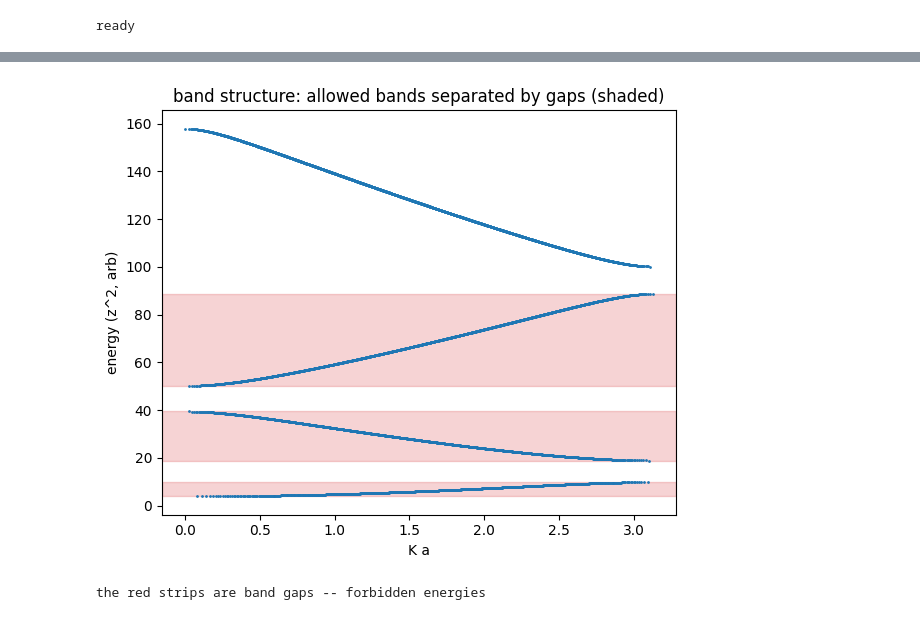
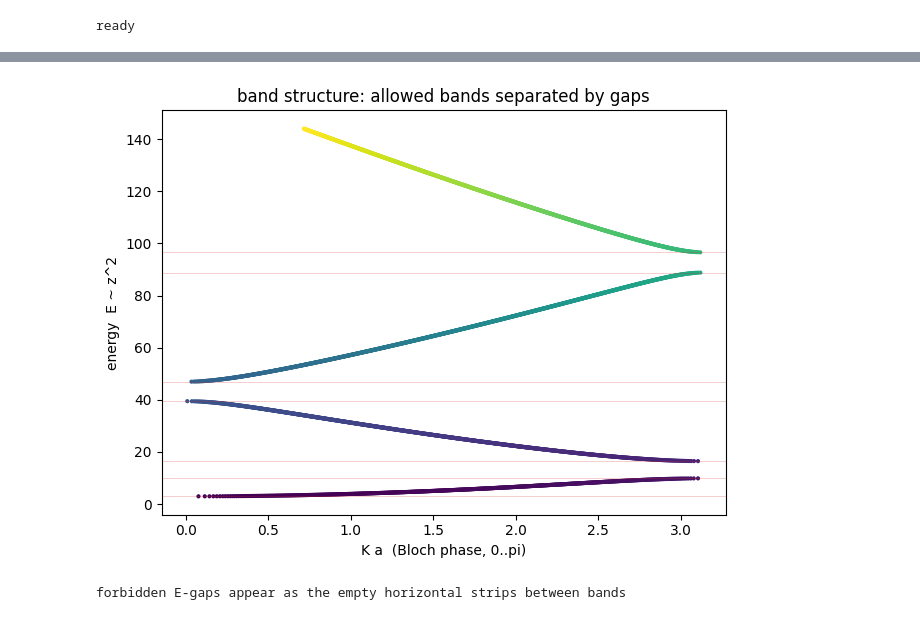
Before and after one commit to ColinsCoding/Dispersion-Assisted-GS-Phase-Recovery, a Jupyter notebook: notebooks/kronig_penney_bands.ipynb, the cells around one changed output, grey strips where cells are left out. Cells and saved outputs as stored; diff of their text form; code cells hidden in the pictures.

```diff
--- a/notebooks/kronig_penney_bands.ipynb
+++ b/notebooks/kronig_penney_bands.ipynb
@@ -28,14 +29,13 @@ the stretches inside the band; the gaps recur near $z=n\pi$.
 # %%
-P = 3.0
-z = np.linspace(1e-4, 6*np.pi, 4000)
+z = np.linspace(0.1, 18, 4000); P = 2.0
 f = kp.kp_rhs(z, P)
-plt.figure(figsize=(9,4))
-plt.plot(z, f, lw=1.2)
+plt.figure(figsize=(8,4))
+plt.plot(z, f, lw=1.5)
 plt.axhline(1, color="k", lw=0.8); plt.axhline(-1, color="k", lw=0.8)
-plt.fill_between(z, -1, 1, where=~kp.allowed(z, P), color="C3", alpha=0.25, label="forbidden gap")
-plt.fill_between(z, f, np.sign(f), where=np.abs(f)>1, color="C3", alpha=0.1)
-plt.ylim(-3, 4); plt.xlabel("z = sqrt(2mE) a / hbar  (energy)"); plt.ylabel("f(z)")
-plt.title(f"Kronig-Penney band function (P={P}): allowed only where |f|<=1"); plt.legend()
-plt.grid(alpha=0.3); plt.tight_layout(); plt.show()
-print(f"allowed fraction of the energy axis: {kp.allowed_fraction(P):.3f}")
+plt.fill_between(z, -1, 1, where=np.abs(f) <= 1, color="C2", alpha=0.2, label="allowed band")
+plt.fill_between(z, f, np.sign(f), where=np.abs(f) > 1, color="C3", alpha=0.25, label="forbidden gap")
+plt.ylim(-3, 3); plt.xlabel("z  (sqrt(2mE) a / hbar)"); plt.ylabel("f(z) = cos z + P sin z / z")
+plt.title(f"Kronig-Penney band function (P={P}): bands where |f| <= 1"); plt.legend()
+plt.tight_layout(); plt.show()
+print(f"allowed fraction at P={P}: {kp.allowed_fraction(P):.3f}  (rest is gaps)")
 # %% [output]
@@ -50,15 +50,13 @@ separated by horizontal **gaps** -- no states at those energies for any $K$.
 # %%
-Ka, E = kp.dispersion(P, z_max=4*np.pi, n=8000)
-plt.figure(figsize=(6,5))
-plt.plot(Ka, E, ".", ms=2)
-# shade the energy gaps (where no Ka exists)
-edges = kp.band_edges(P, z_max=4*np.pi)
-zg = np.linspace(1e-4, 4*np.pi, 8000); forb = ~kp.allowed(zg, P)
-for lo, hi in zip(zg[:-1][np.diff(forb.astype(int))==1], zg[1:][np.diff(forb.astype(int))==-1]):
-    plt.axhspan(lo**2, hi**2, color="C3", alpha=0.2)
-plt.xlabel("K a"); plt.ylabel("energy (z^2, arb)")
-plt.title("band structure: allowed bands separated by gaps (shaded)"); plt.tight_layout(); plt.show()
-print("the red strips are band gaps -- forbidden energies")
+Ka, E = kp.dispersion(P, z_max=12)
+good = ~np.isnan(Ka)
+plt.figure(figsize=(6.5,5))
+plt.scatter(Ka[good], E[good], s=4, c=E[good], cmap="viridis")
+for e in kp.band_edges(P, z_max=12):
+    plt.axhline(e**2, color="C3", lw=0.4, alpha=0.4)
+plt.xlabel("K a  (Bloch phase, 0..pi)"); plt.ylabel("energy  E ~ z^2")
+plt.title("band structure: allowed bands separated by gaps"); plt.tight_layout(); plt.show()
+print("forbidden E-gaps appear as the empty horizontal strips between bands")
 # %% [output]
-[figure, old version]
+[figure, new version]
-the red strips are band gaps -- forbidden energies
+forbidden E-gaps appear as the empty horizontal strips between bands
```
Also changed, not shown: parts of 11 cells of this notebook, 1 other file.
